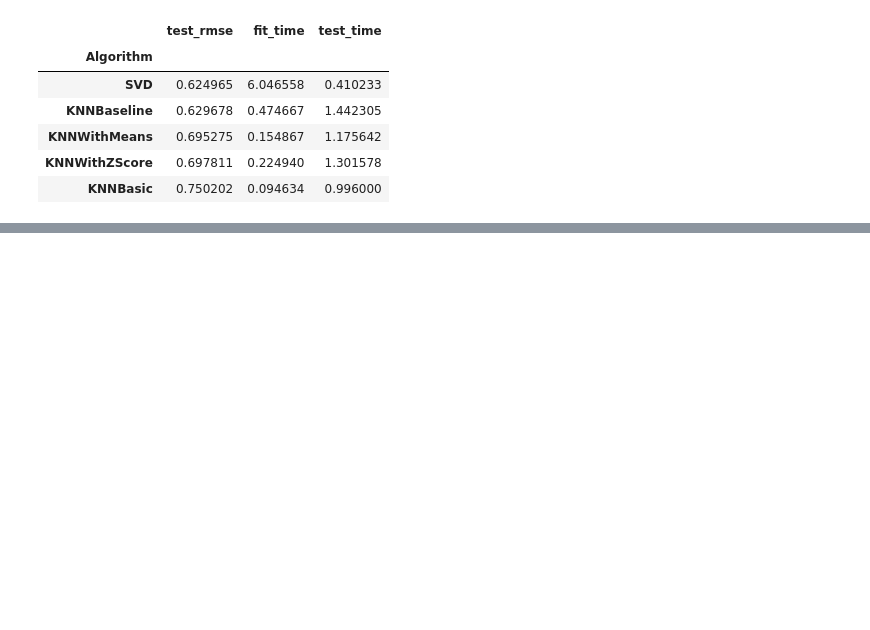
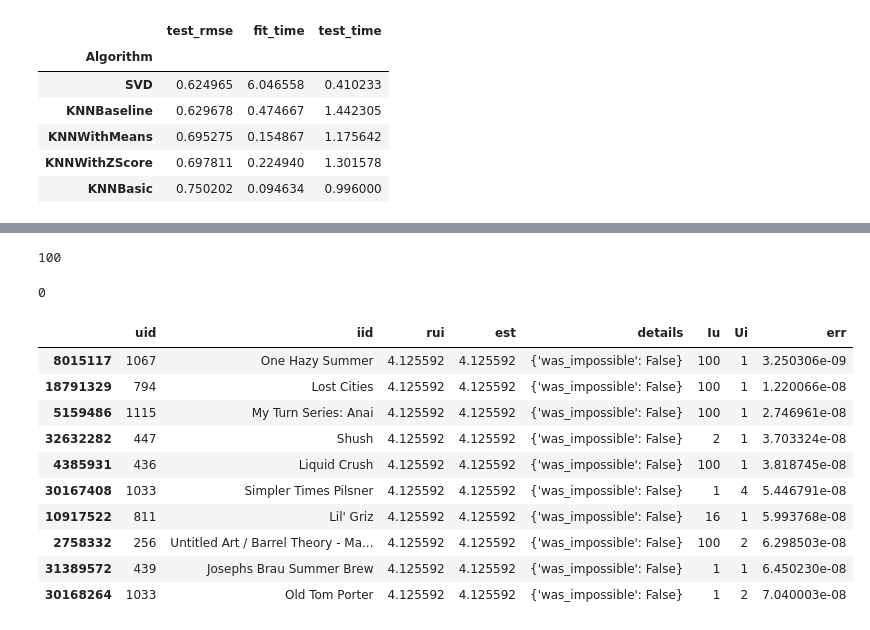
Before and after one commit to loisr/Beer-Recommendations, a Jupyter notebook: Surprise! - Recommendation System.ipynb, the cells around one changed output, grey strips where cells are left out. Drawn from its saved outputs; the diff is of its cells as text; code cells hidden in the pictures; blank space fills up the shorter version.

Commit message:
item and user based recommendations

```diff
--- a/Surprise! - Recommendation System.ipynb
+++ b/Surprise! - Recommendation System.ipynb
@@ -161,0 +184,8 @@ Done computing similarity matrix.
+# %%
+sim_options = {'name': 'cosine',
+               'user_based': True  # compute  similarities between *items*
+               }
+algo = KNNBasic(sim_options=sim_options)
+# %%
+algo.fit(trainset)
+algo.predict(uid = 3, iid = 4)
@@ -161,0 +196,34 @@ Done computing similarity matrix.
+# %%
+# Number of items rated by given user
+
+def get_Iu(uid):
+    """ return the number of items rated by given user
+    args:
+      uid: the id of the user
+    returns:
+      the number of items rated by the user
+    """
+    try:
+        return len(trainset.ur[trainset.to_inner_uid(uid)])
+    except ValueError: # user was not part of the trainset
+        return 0
+
+# Number of users that have rated given item
+def get_Ui(iid):
+    """ return number of users that have rated given item
+    args:
+      iid: the raw id of the item
+    returns:
+      the number of users that have rated the item.
+    """
+    try:
+        return len(trainset.ir[trainset.to_inner_iid(iid)])
+    except ValueError:
+        return 0
+
+df = pd.DataFrame(predictions, columns=['uid', 'iid', 'rui', 'est', 'details'])
+df['Iu'] = df.uid.apply(get_Iu)  # returns number of items rated by the user
+df['Ui'] = df.iid.apply(get_Ui)  # returns number of users that have rated the given item
+df['err'] = abs(df.est - df.rui)
+best_predictions = df.sort_values(by='err')[:10]
+worst_predictions = df.sort_values(by='err')[-10:]
@@ -161,0 +239,22 @@ Done computing similarity matrix.
+# %%
+get_Iu(3)
+# %% [output]
+100
+# %%
+get_Ui(5)
+# %% [output]
+0
+# %%
+best_predictions
+# %% [output]
+|  | uid | iid | rui | est | details | Iu | Ui | err |
+| 8015117 | 1067 | One Hazy Summer | 4.125592 | 4.125592 | {'was_impossible': False} | 100 | 1 | 3.250306e-09 |
+| 18791329 | 794 | Lost Cities | 4.125592 | 4.125592 | {'was_impossible': False} | 100 | 1 | 1.220066e-08 |
+| 5159486 | 1115 | My Turn Series: Anai | 4.125592 | 4.125592 | {'was_impossible': False} | 100 | 1 | 2.746961e-08 |
+| 32632282 | 447 | Shush | 4.125592 | 4.125592 | {'was_impossible': False} | 2 | 1 | 3.703324e-08 |
+| 4385931 | 436 | Liquid Crush | 4.125592 | 4.125592 | {'was_impossible': False} | 100 | 1 | 3.818745e-08 |
+| 30167408 | 1033 | Simpler Times Pilsner | 4.125592 | 4.125592 | {'was_impossible': False} | 1 | 4 | 5.446791e-08 |
+| 10917522 | 811 | Lil' Griz | 4.125592 | 4.125592 | {'was_impossible': False} | 16 | 1 | 5.993768e-08 |
+| 2758332 | 256 | Untitled Art / Barrel Theory - Ma... | 4.125592 | 4.125592 | {'was_impossible': False} | 100 | 2 | 6.298503e-08 |
+| 31389572 | 439 | Josephs Brau Summer Brew | 4.125592 | 4.125592 | {'was_impossible': False} | 1 | 1 | 6.450230e-08 |
+| 30168264 | 1033 | Old Tom Porter | 4.125592 | 4.125592 | {'was_impossible': False} | 1 | 2 | 7.040003e-08 |
```
Also changed, not shown: parts of 9 cells of this notebook.
